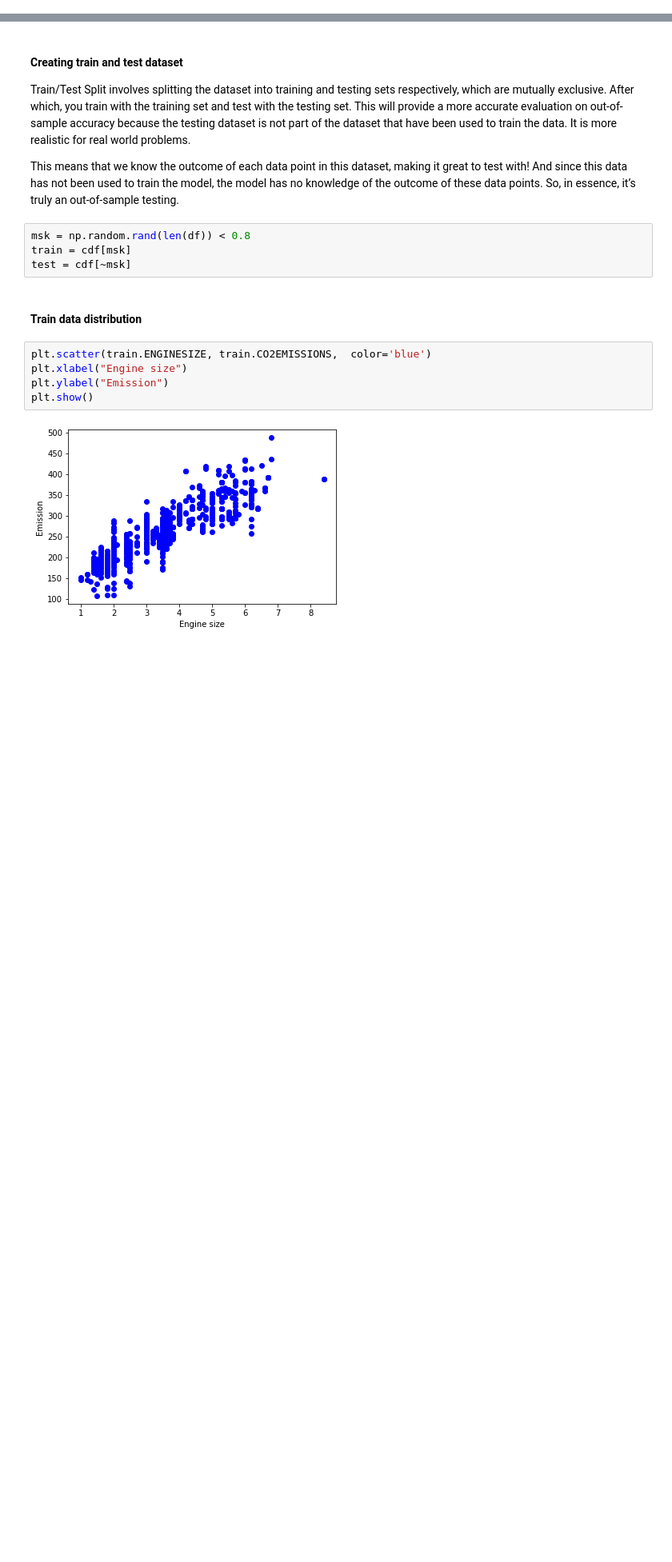
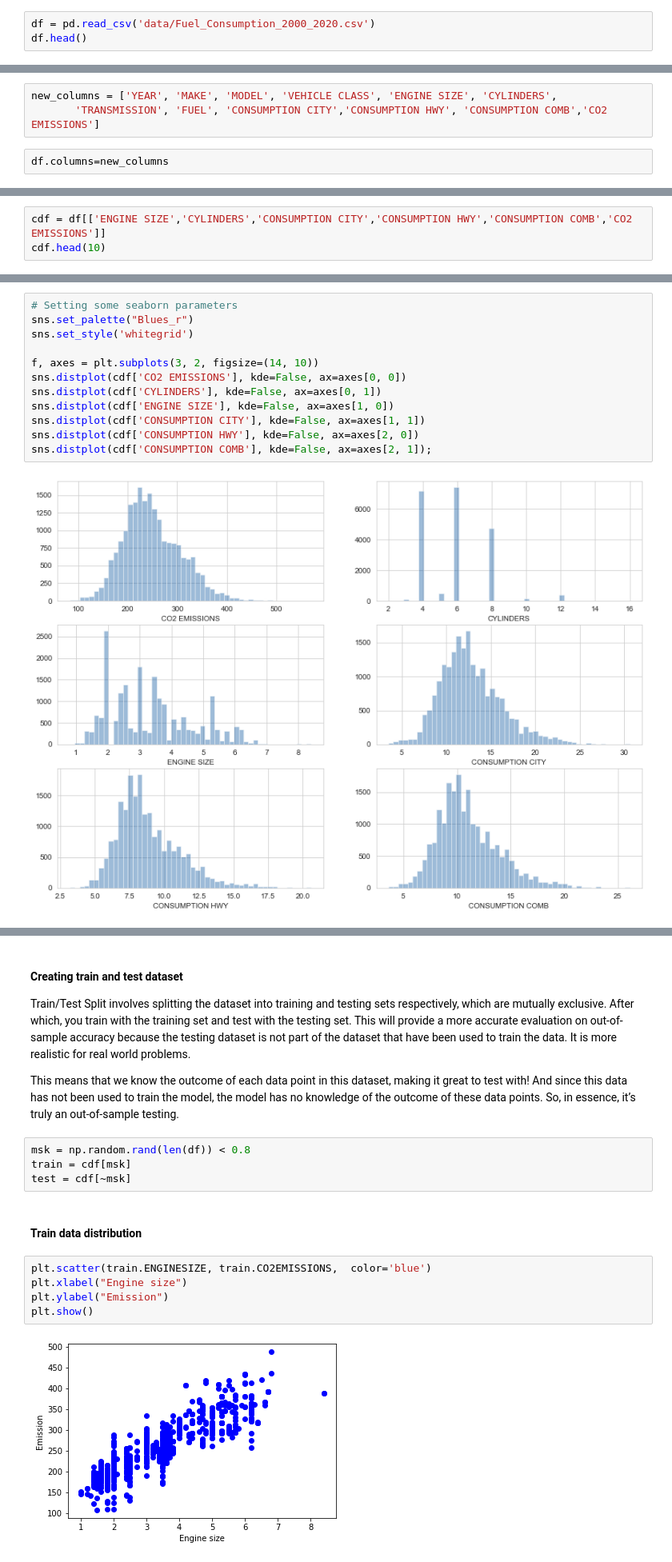
Before and after one commit to mmguimaraes/Portfolio, a Jupyter notebook: Regression/Mulitple_Linear_Regression.ipynb, the cells around one changed output, grey strips where cells are left out. Shown at 80% size. Saved outputs shown, nothing was run; the diff lists cells and outputs as text; blank space fills up the shorter version.

```diff
--- a/Regression/Mulitple_Linear_Regression.ipynb
+++ b/Regression/Mulitple_Linear_Regression.ipynb
@@ -105,0 +25,3 @@ plt.show()
+# %%
+df = pd.read_csv('data/Fuel_Consumption_2000_2020.csv')
+df.head()
@@ -105,0 +83,5 @@ plt.show()
+# %%
+new_columns = ['YEAR', 'MAKE', 'MODEL', 'VEHICLE CLASS', 'ENGINE SIZE', 'CYLINDERS',
+       'TRANSMISSION', 'FUEL', 'CONSUMPTION CITY','CONSUMPTION HWY', 'CONSUMPTION COMB','CO2 EMISSIONS']
+# %%
+df.columns=new_columns
@@ -105,0 +97,3 @@ plt.show()
+# %%
+cdf = df[['ENGINE SIZE','CYLINDERS','CONSUMPTION CITY','CONSUMPTION HWY','CONSUMPTION COMB','CO2 EMISSIONS']]
+cdf.head(10)
@@ -105,0 +112,14 @@ plt.show()
+# %%
+# Setting some seaborn parameters
+sns.set_palette("Blues_r")
+sns.set_style('whitegrid')
+
+f, axes = plt.subplots(3, 2, figsize=(14, 10))
+sns.distplot(cdf['CO2 EMISSIONS'], kde=False, ax=axes[0, 0])
+sns.distplot(cdf['CYLINDERS'], kde=False, ax=axes[0, 1])
+sns.distplot(cdf['ENGINE SIZE'], kde=False, ax=axes[1, 0])
+sns.distplot(cdf['CONSUMPTION CITY'], kde=False, ax=axes[1, 1])
+sns.distplot(cdf['CONSUMPTION HWY'], kde=False, ax=axes[2, 0])
+sns.distplot(cdf['CONSUMPTION COMB'], kde=False, ax=axes[2, 1]);
+# %% [output]
+[figure, added]
```
Also changed, not shown: parts of 39 cells of this notebook, 15 other files.
